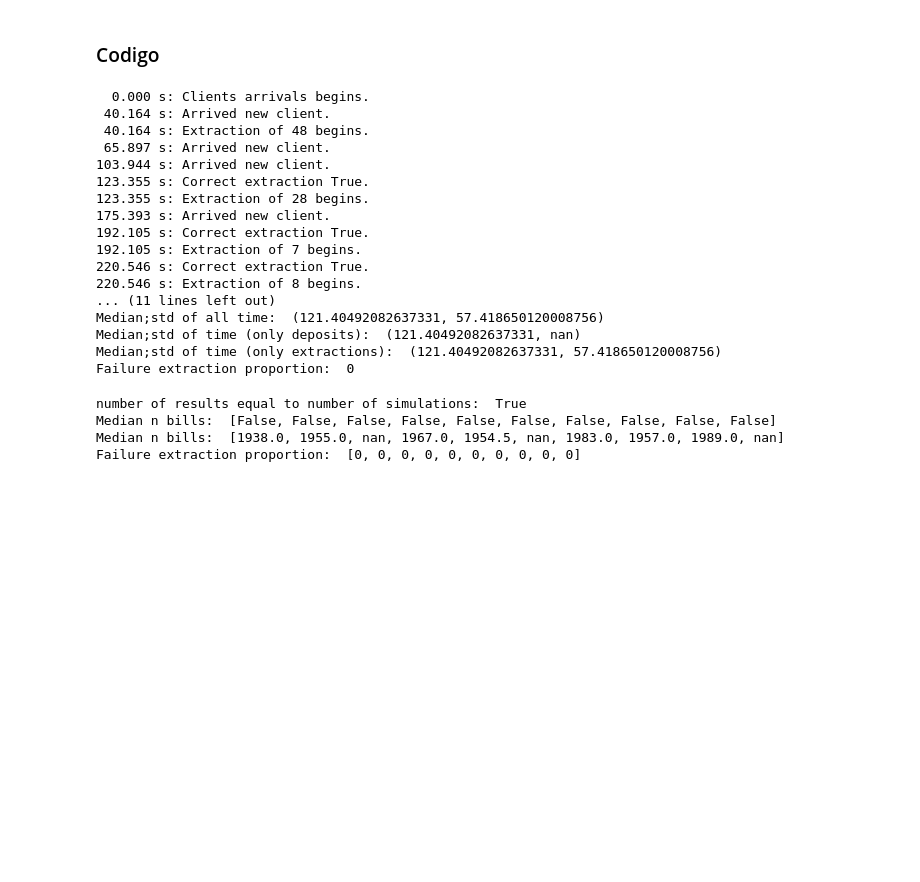
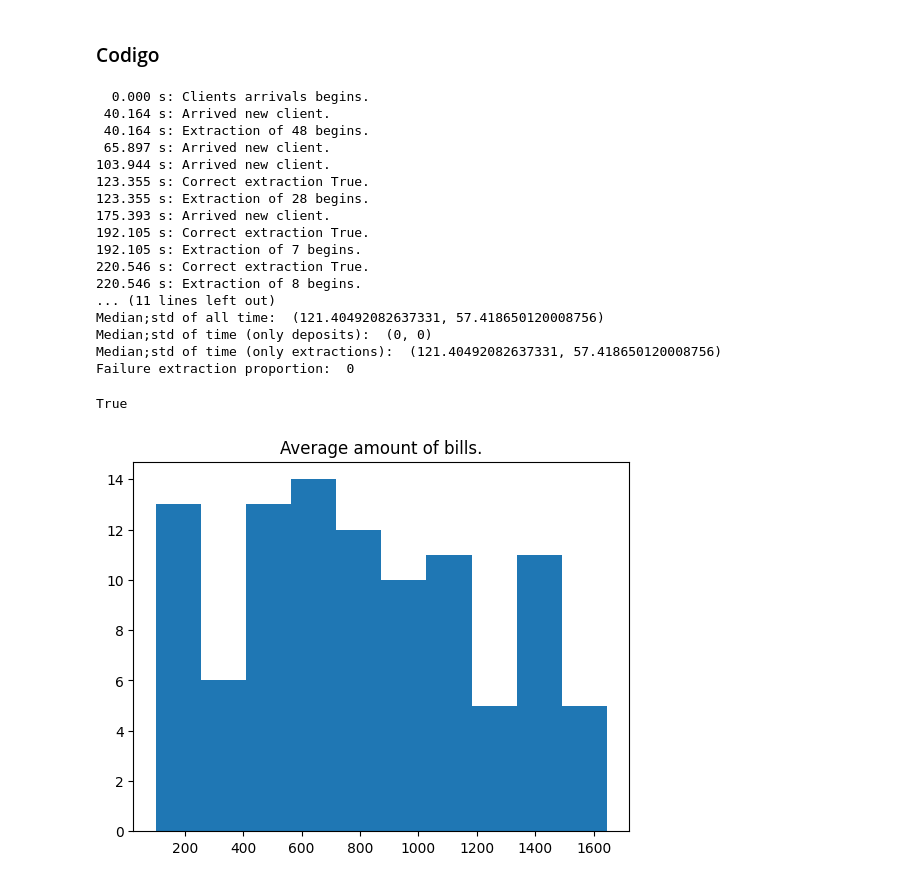
Before and after one commit to MartinCohen98/simulacion_tp1_grupo2_1c2024, a Jupyter notebook: Ejercicio2_TP2.ipynb, the cells around one changed output. Saved outputs shown, nothing was run; the diff lists cells and outputs as text; code cells hidden in the pictures; blank space fills up the shorter version.

```diff
--- a/Ejercicio2_TP2.ipynb
+++ b/Ejercicio2_TP2.ipynb
@@ -125,20 +125,32 @@ class DailyCustomerEvent:
         self.time_delay_deposit.append(time)
 
     def median_bills(self):
+        # caso en donde nadie hizo transaccion el cajero esta completo
+        if len(self.n_bills) == 0:
+            return 2000.0
         return np.median(self.n_bills)
 
     def time_median_and_std(self):
+        # caso en donde nadie hizo transaccion
+        if len(self.time_delay) == 0:
+            return 0, 0
         median = np.median(self.time_delay)
         std = np.std(self.time_delay)
         return median, std
 
     def time_of_extraction_median_and_std(self):
+        # caso en donde nadie hizo transaccion
+        if len(self.time_delay_extraction) == 0:
+            return 0, 0
         median = np.median(self.time_delay_extraction)
         std = np.std(self.time_delay_extraction)
         return median, std
 
     def time_deposit_median_and_std(self):
-        median = np.median(self.time_delay)
+        # caso en donde nadie hizo transaccion
+        if len(self.time_delay_deposit) == 0:
+            return 0, 0
+        median = np.median(self.time_delay_deposit)
         std = np.std(self.time_delay_deposit)
         return median, std
 
@@ -291,7 +287,7 @@ print("Median n bills: ", stats.median_bills(),
 220.546 s: Extraction of 8 begins.
 ... (11 lines left out)
 Median;std of all time:  (121.40492082637331, 57.418650120008756)
-Median;std of time (only deposits):  (121.40492082637331, nan)
+Median;std of time (only deposits):  (0, 0)
 Median;std of time (only extractions):  (121.40492082637331, 57.418650120008756)
 Failure extraction proportion:  0
 # %%
@@ -299,13 +295,17 @@ def wrapper_daily_simulation(vec, pos, seed_arrivals=SEED_ARRIVALS, seed_clients
     vec[pos] = daily_simulation(seed_arrivals=seed_arrivals, seed_clients=seed_clients, arrival_client=arrival_client, total_time=total_time, debug=debug)
 
 def simulaction(total_simulations=TOTAL_SIMULATIONS, seed_base_arrivals=SEED_ARRIVALS, seed_base_clients=SEED_CLIENT_TIPE, arrival_client=ARRIVAL_CLIENT, total_time=DAY_TIME, debug=False):
+    # lista de estadisticas de resultados
     result_of_simulations = [None] * total_simulations
+    # aplico un modelo fork-join donde separo cada simulacion independiente en un hil diferente.
     threads = [None] * total_simulations
     total_range = range(total_simulations)
     for n_simulation in total_range:
+        # actualizo la semilla de arrivos
         seed_arrivals = seed_base_arrivals + n_simulation
+        # actualizo la semilla de clientes
         seed_clients = seed_base_clients + n_simulation
-        simulation_lambda = lambda vec, pos: wrapper_daily_simulation(vec, pos, seed_arrivals=seed_arrivals, seed_clients=seed_clients, arrival_client=arrival_client, total_time=total_time)
+        simulation_lambda = lambda vec, pos: wrapper_daily_simulation(vec, pos, seed_arrivals=seed_arrivals, seed_clients=seed_clients, arrival_client=arrival_client, total_time=total_time, debug=debug)
         threads[n_simulation] = threading.Thread(target=simulation_lambda, args=(result_of_simulations, n_simulation))
         threads[n_simulation].start()
     for n_simulation in total_range:
@@ -317,8 +317,19 @@ print("number of results equal to number of simulations: ", len(stats_all)==10,
       "\nMedian n bills: ", list(map(lambda x: x is None, stats_all)),
       "\nMedian n bills: ", list(map(lambda x: x.median_bills(), stats_all)),
       "\nFailure extraction proportion: ", list(map(lambda x: x.extraction_failure(), stats_all)))
-# %% [output]
-number of results equal to number of simulations:  True
-Median n bills:  [False, False, False, False, False, False, False, False, False, False]
-Median n bills:  [1938.0, 1955.0, nan, 1967.0, 1954.5, nan, 1983.0, 1957.0, 1989.0, nan]
-Failure extraction proportion:  [0, 0, 0, 0, 0, 0, 0, 0, 0, 0]
+# %%
+# corro la simulacion completa
+complete_simulation = simulaction()
+print(len(complete_simulation) == TOTAL_SIMULATIONS)
+# %% [output]
+True
+# %%
+def plot_median_bills(all_simu):
+    values = list(map(lambda x: x.median_bills(), all_simu))
+    plt.hist(values)
+    plt.title('Average amount of bills.')
+    plt.show()
+
+plot_median_bills(complete_simulation)
+# %% [output]
+[figure, added]
```
Also changed, not shown: parts of 8 cells of this notebook.
